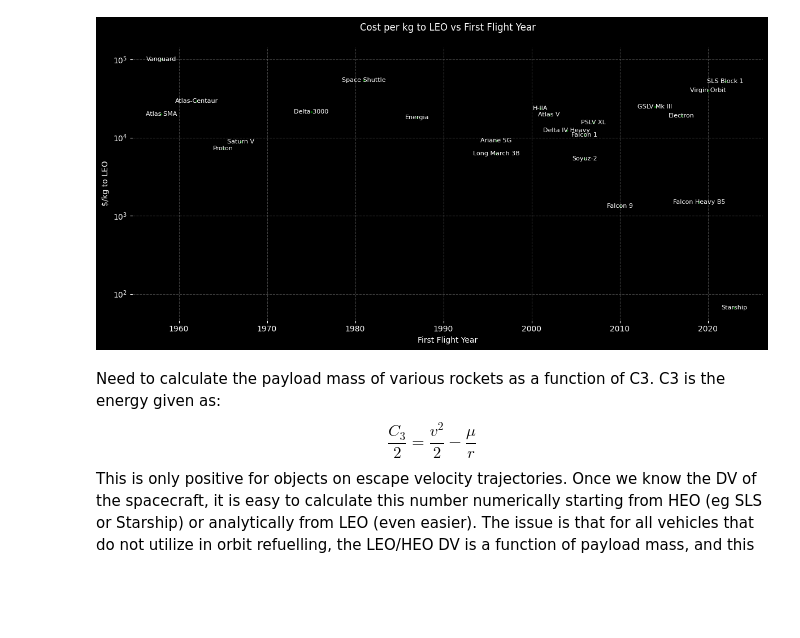
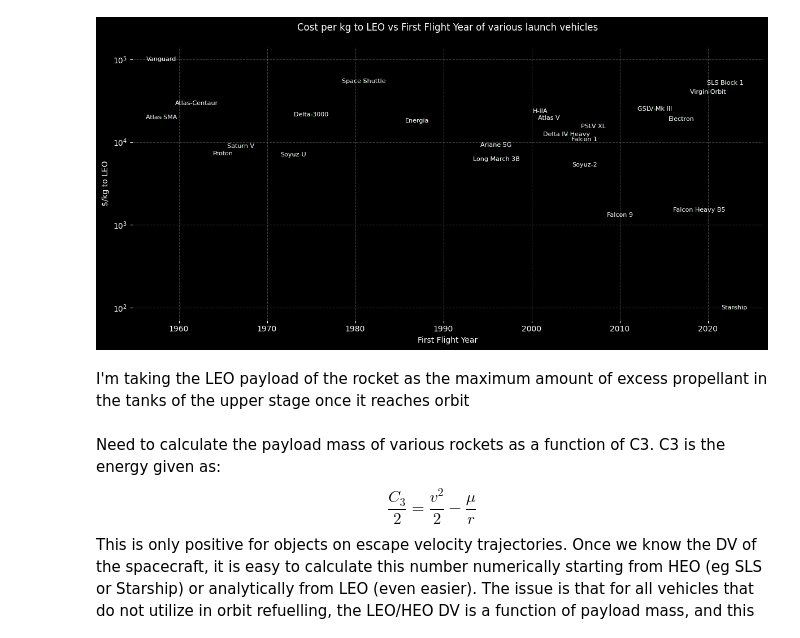
Before and after one commit to jackSN8/orbits.js, a Jupyter notebook: starship_science_graphs.ipynb, the cells around one changed output. Saved outputs shown, nothing was run; the diff lists cells and outputs as text; code cells hidden in the pictures; blank space fills up the shorter version.

```diff
--- a/starship_science_graphs.ipynb
+++ b/starship_science_graphs.ipynb
@@ -60,5 +61,6 @@ def add_planet_on_c3(ax, x_c3, img_path, *, y_frac=0.90, zoom=0.22, zorder=10):
     ax.add_artist(ab)
 # %%
+
 import matplotlib.pyplot as plt
 
 # Data without N1, constant bubble size
@@ -66,22 +68,37 @@ rockets = [
     "Vanguard", "Atlas SMA", "Atlas-Centaur", "Saturn V", "Delta 3000","Space Shuttle", "Energia",
     "Proton", "Soyuz-2", "Falcon 1", "Delta IV Heavy", "Atlas V", "Ariane 5G",
     "Long March 3B", "PSLV XL", "H-IIA", "GSLV Mk III", "Electron",
-    "Virgin Orbit", "Falcon 9", "Falcon Heavy B5", "SLS Block 1", "Starship"
+    "Virgin Orbit", "Falcon 9", "Falcon Heavy B5", "SLS Block 1", "Starship", "Soyuz-U"
 ]
+
+# rockets = [
+#     "Vanguard", "Atlas-Centaur","Saturn V","Space Shuttle", "Soyuz-2", "Atlas V",
+#      "Falcon 9", "Falcon Heavy B5", "SLS Block 1", "Starship", "Ariane 5"
+# ]
 
 first_flight = [
     1958, 1958, 1962, 1967, 1975, 1981, 1987,
     1965, 2006, 2006, 2004, 2002, 1996,
     1996, 2007, 2001, 2014, 2017, 2020,
-    2010, 2019, 2022, 2023
+    2010, 2019, 2022, 2023, 1973
 ]
+
+# first_flight = [
+# 1958, 1962, 1967, 1981, 2006, 2002,
+# 2010, 2019, 2022, 2023, 1996
+# ]
 
 cost_per_kg = [
     100000, 20000, 29500, 8900, 21400, 54500, 18000,
     7220, 5333, 10754, 12340, 19500, 9167,
     6200, 15450, 23500, 25000, 19039, 40000,
-    1320, 1500, 52100, 67
+    1320, 1500, 52100, 100, 7000
 ]
+
+# cost_per_kg = [
+#     100000,20000, 8900,  54500, 5340 ,19500,
+#     1820, 1500, 52100, 100, 9200
+# ]
 
 # Create bubble chart with constant size
 fig, ax = plt.subplots(figsize=(12, 6))
@@ -96,35 +113,35 @@ ax.scatter(first_flight, cost_per_kg, s=constant_size, color='green', alpha=0.7)
 for x, y, label in zip(first_flight, cost_per_kg, rockets):
     ax.text(x, y, label, fontsize=8, ha='center', va='center', color='white')
 
 # Styling
 ax.set_xlabel("First Flight Year", color='white')
 ax.set_ylabel("$/kg to LEO", color='white')
-ax.set_title("Cost per kg to LEO vs First Flight Year\n", color='white')
+ax.set_title("Cost per kg to LEO vs First Flight Year of various launch vehicles\n", color='white')
 ax.set_yscale('log')
 ax.grid(True, color='gray', linestyle='--', alpha=0.5)
 ax.tick_params(colors='white')
 
 # Highlight "Starship" label
 starship_idx = rockets.index("Starship")
 x_starship = first_flight[starship_idx]
 y_starship = cost_per_kg[starship_idx]
 
 # ax.annotate(
 #     "★ Starship",
 #     xy=(x_starship, y_starship),
 #     xytext=(x_starship+2, y_starship*1.5),
 #     color='yellow',
 #     fontsize=14,
 #     fontweight='bold',
 #     arrowprops=dict(facecolor='yellow', arrowstyle='->'),
 #     ha='left'
 # )
 
 
 plt.tight_layout()
 plt.show()
 # %% [output]
-[figure, old version]
+[figure, new version]
 # %%
 from io import BytesIO
 from PIL import Image
@@ -133,6 +150,8 @@ def open_image_local(path_to_image):
     image = Image.open(path_to_image) # Open the image
     image_array = np.array(image) # Convert to a numpy array
     return image_array # Output
+# %% [markdown]
+I'm taking the LEO payload of the rocket as the maximum amount of excess propellant in the tanks of the upper stage once it reaches orbit
 # %%
 
 # performance = { 'Rocket': [wet mass (kg), dry mass (kg), vacuum Isp (s)] }
```
Also changed, not shown: parts of 6 cells of this notebook, 15 other files.
